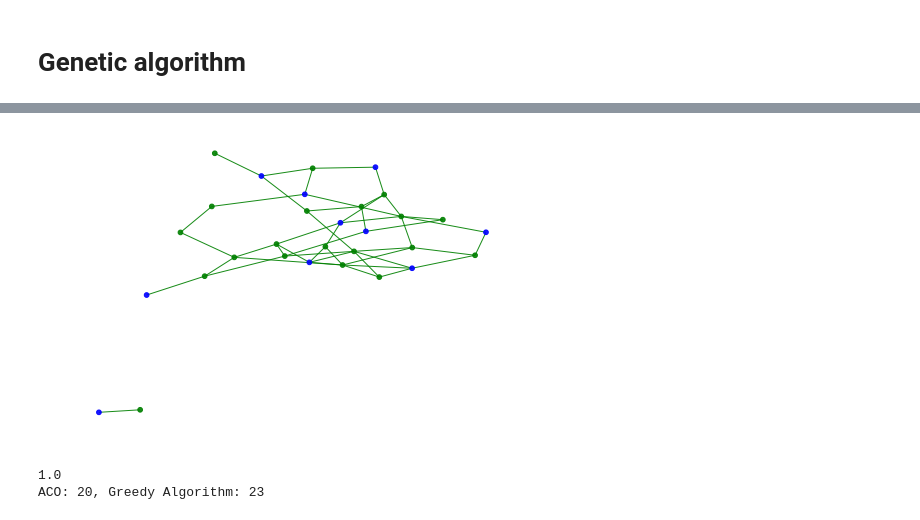
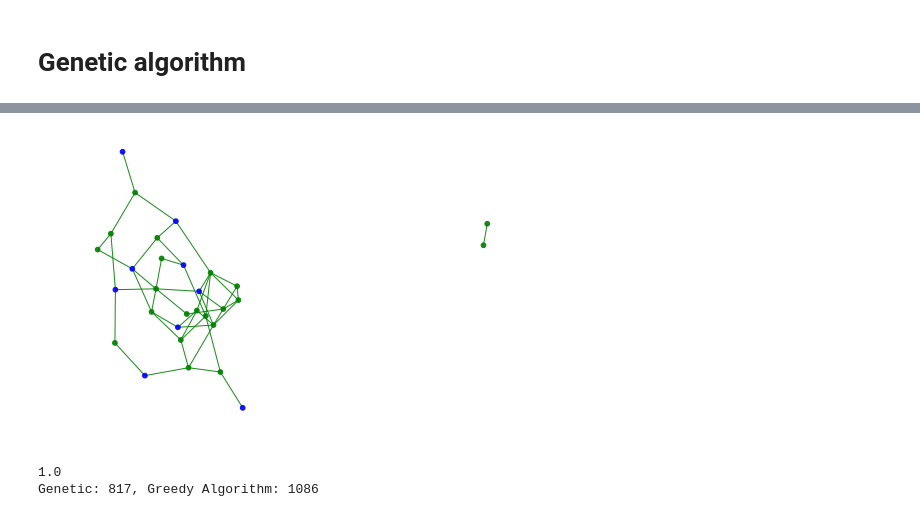
Before and after one commit to Anirudh181001/Minimum-Vertex-Cover-Meta-Heuristics, a Jupyter notebook: genetic_algorithm_weighted.ipynb, the cells around one changed output, grey strips where cells are left out. Cells and saved outputs as stored; diff of their text form; code cells hidden in the pictures.

```diff
--- a/genetic_algorithm_weighted.ipynb
+++ b/genetic_algorithm_weighted.ipynb
@@ -60,13 +60,15 @@ plt.show() # display
+# %%
+vertex_weights = {node:random.choice(range(100)) for node in range(num_vertices)}
 # %% [markdown]
 # Greedy algorithm
 # %%
 #Vertex Cover Greedy Algorithm
-visited = np.zeros(nodes)
+visited = np.zeros(num_vertices)
 greedy_vertex_dict = {}
 greedy_edges = deepcopy(edges)
 
-for vertex in range(nodes):
-    greedy_vertex_dict[vertex] = sum(adjacency_matrix[vertex])
+for vertex in range(num_vertices):
+    greedy_vertex_dict[vertex] = sum(adjacency_matrix[vertex])/vertex_weights[vertex]
 
 greedy_vertex_dict_ordered = dict(sorted(greedy_vertex_dict.items(), key=lambda item: item[1], reverse=True))
 
@@ -79,7 +81,8 @@ for vertex in greedy_vertex_dict_ordered:
             to_remove.add(edge)
     for edge in to_remove:
         greedy_edges.remove(edge)
-    greedy_count += 1
+    greedy_count +=vertex_weights[vertex]
+    vcount += 1
     if len(greedy_edges) == 0:
         break
 # %%
@@ -95,13 +98,12 @@ approximation_algo_result
 # Genetic algorithm
 # %%
 # Init
-num_vertices = nodes
+num_vertices = num_vertices
 total_population = 15 #Maximum population allowed in environment
 population_init = 10
 max_iterations = 50
 overall_best_solution = None
 overall_best_solution_fitness = sys.maxsize
-vertex_weights = {node:1 for node in range(num_vertices)}
 
 cross_over_prob = 0.50
 mutation_prob = 0.05
@@ -153,9 +155,8 @@ def check_solution(solution, new_adjacency_matrix, for_special_index):
         # Loop the column...
         for i in range(num_vertices):
             new_adjacency_matrix[i][for_special_index] = 0
-
     # Lastly, we will check if adjacency matrix contains ones...
-    if 1 in (1 in i for i in new_adjacency_matrix):
+    if any(1 in i for i in new_adjacency_matrix):
         return False
 
     return True
@@ -349,33 +350,33 @@ Overall best solution's fitness is 20.0
 # %%
 color_map = []
 
 for node in G:
     if overall_best_solution[node] == 1:
         color_map.append('green')
     else:
         color_map.append('blue')
 
 edge_colours = []
 for (u,v) in G.edges():
     if overall_best_solution[u] == 1 or overall_best_solution[v] == 1:
         edge_colours.append("green")
     else:
         edge_colours.append("red")
 
 nx.draw(G, node_color=color_map, edge_color=edge_colours, node_size=22, alpha=0.9)
 plt.show()
 
 edges_visited = 0
 for col in edge_colours:
     if col == "green":
         edges_visited+=1
 print(edges_visited/len(edge_colours))
-ant_cost = 0
+genetic_cost = 0
 for vertex,val in enumerate(overall_best_solution):
     if val==1:
-        ant_cost += vertex_weights[vertex]
-print(f"ACO: {ant_cost}, Greedy Algorithm: {greedy_count}")
+        genetic_cost += vertex_weights[vertex]
+print(f"Genetic: {genetic_cost}, Greedy Algorithm: {greedy_count}")
 # %% [output]
-[figure, old version]
+[figure, new version]
 1.0
-ACO: 20, Greedy Algorithm: 23
+Genetic: 817, Greedy Algorithm: 1086
```
Also changed, not shown: parts of 6 cells of this notebook.
